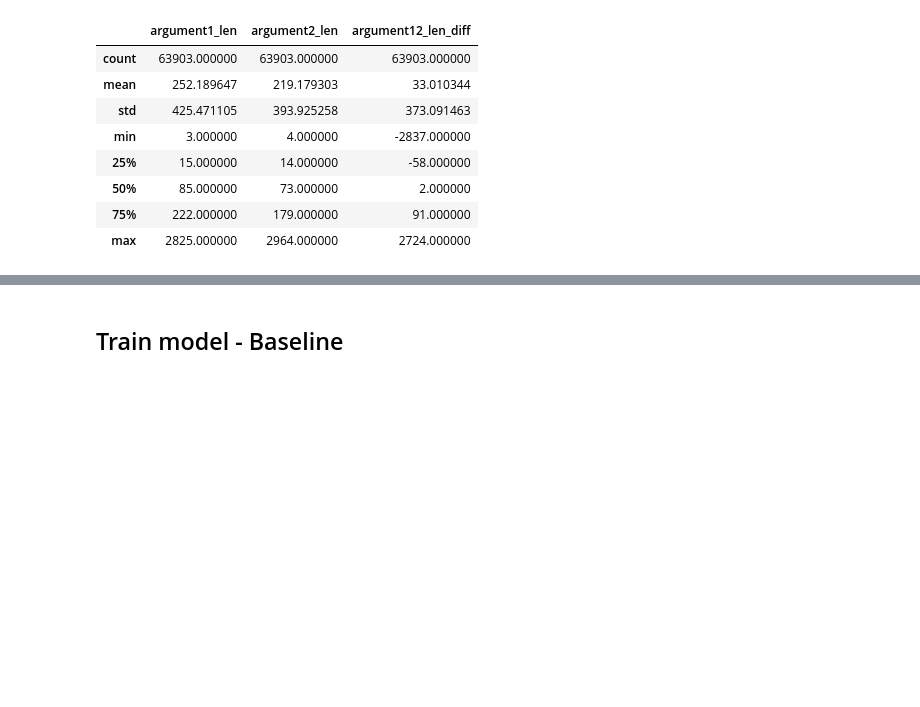
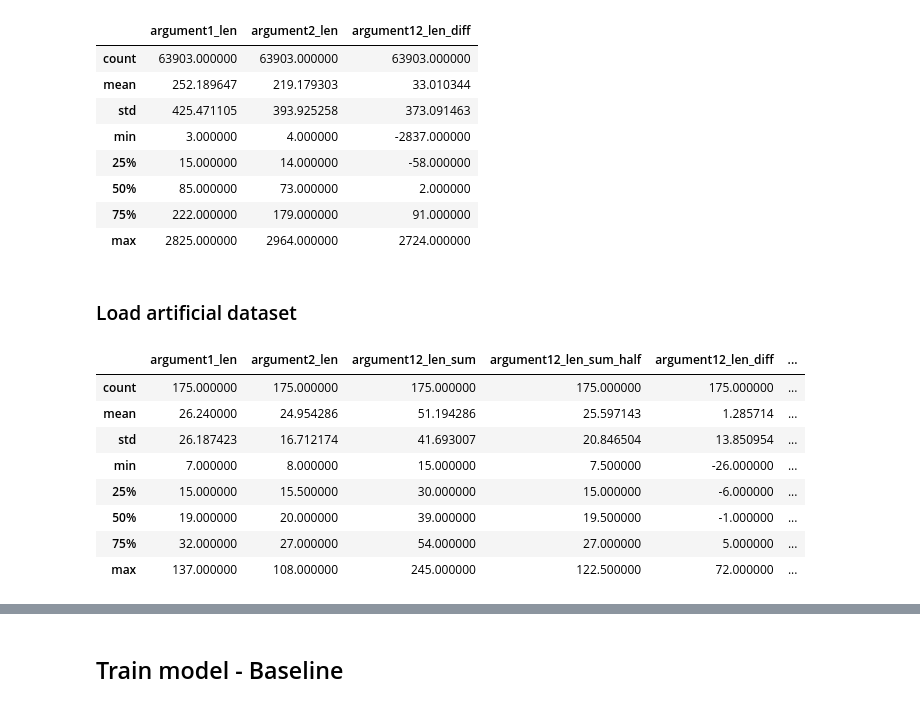
Before and after one commit to webis-de/SAMESIDE-19, a Jupyter notebook: same-side-classification-bert-experiment.ipynb, the cells around one changed output, grey strips where cells are left out. Drawn from its saved outputs; the diff is of its cells as text; code cells hidden in the pictures; blank space fills up the shorter version.

```diff
--- a/same-side-classification-bert-experiment.ipynb
+++ b/same-side-classification-bert-experiment.ipynb
@@ -345,3 +439,34 @@ within_traindev_df.describe()
 | 50% | 85.000000 | 73.000000 | 2.000000 |
 | 75% | 222.000000 | 179.000000 | 91.000000 |
 | max | 2825.000000 | 2964.000000 | 2724.000000 |
+# %% [markdown]
+### Load artificial dataset
+# %%
+fn = "data/artificial_evalset/artificial_evalset.tsv"
+# %%
+artificial_evalset_df = pd.DataFrame.from_csv(fn, sep='\t', index_col=1)
+
+new_cols = artificial_evalset_df.columns.to_list()
+new_cols[1] = "type"
+artificial_evalset_df.columns = new_cols
+# %%
+artificial_evalset_df = artificial_evalset_df.apply(tokenize_arguments, axis=1)
+artificial_evalset_df = artificial_evalset_df.apply(sentenize_arguments, axis=1)
+
+def add_tag(row):
+    row["tag"] = "gay marriage"
+    return row
+
+artificial_evalset_df = artificial_evalset_df.apply(add_tag, axis=1)
+# %%
+artificial_evalset_df.describe()
+# %% [output]
+|  | argument1_len | argument2_len | argument12_len_sum | argument12_len_sum_half | argument12_len_diff | ... |
+| count | 175.000000 | 175.000000 | 175.000000 | 175.000000 | 175.000000 | ... |
+| mean | 26.240000 | 24.954286 | 51.194286 | 25.597143 | 1.285714 | ... |
+| std | 26.187423 | 16.712174 | 41.693007 | 20.846504 | 13.850954 | ... |
+| min | 7.000000 | 8.000000 | 15.000000 | 7.500000 | -26.000000 | ... |
+| 25% | 15.000000 | 15.500000 | 30.000000 | 15.000000 | -6.000000 | ... |
+| 50% | 19.000000 | 20.000000 | 39.000000 | 19.500000 | -1.000000 | ... |
+| 75% | 32.000000 | 27.000000 | 54.000000 | 27.000000 | 5.000000 | ... |
+| max | 137.000000 | 108.000000 | 245.000000 | 122.500000 | 72.000000 | ... |
```
Also changed, not shown: parts of 19 cells of this notebook, 1 other file.
